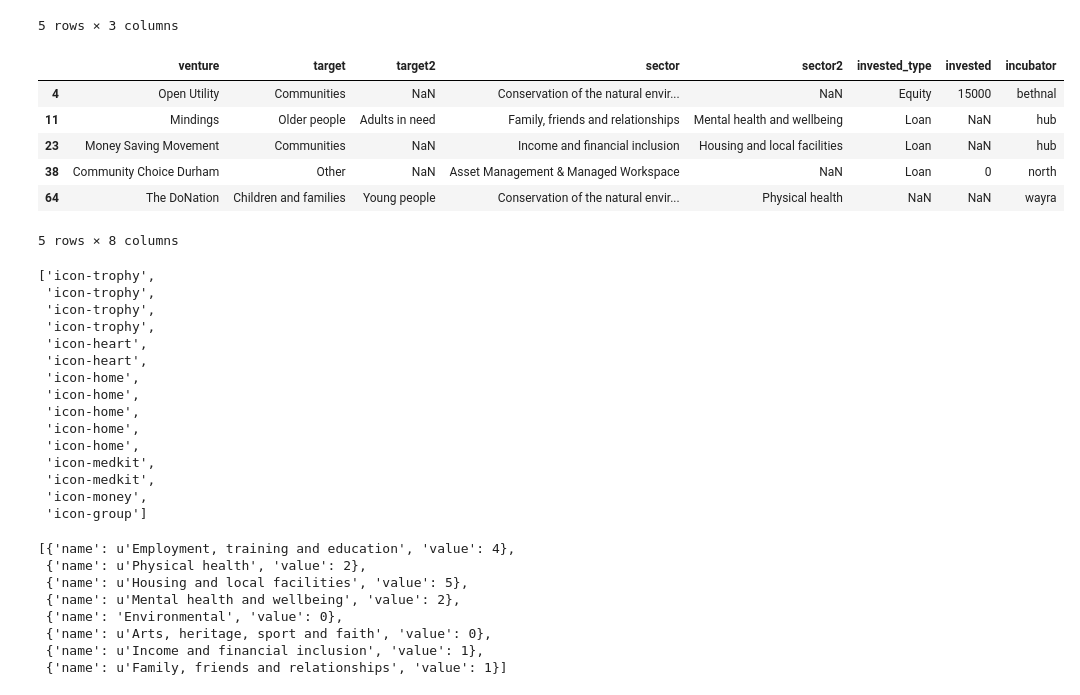
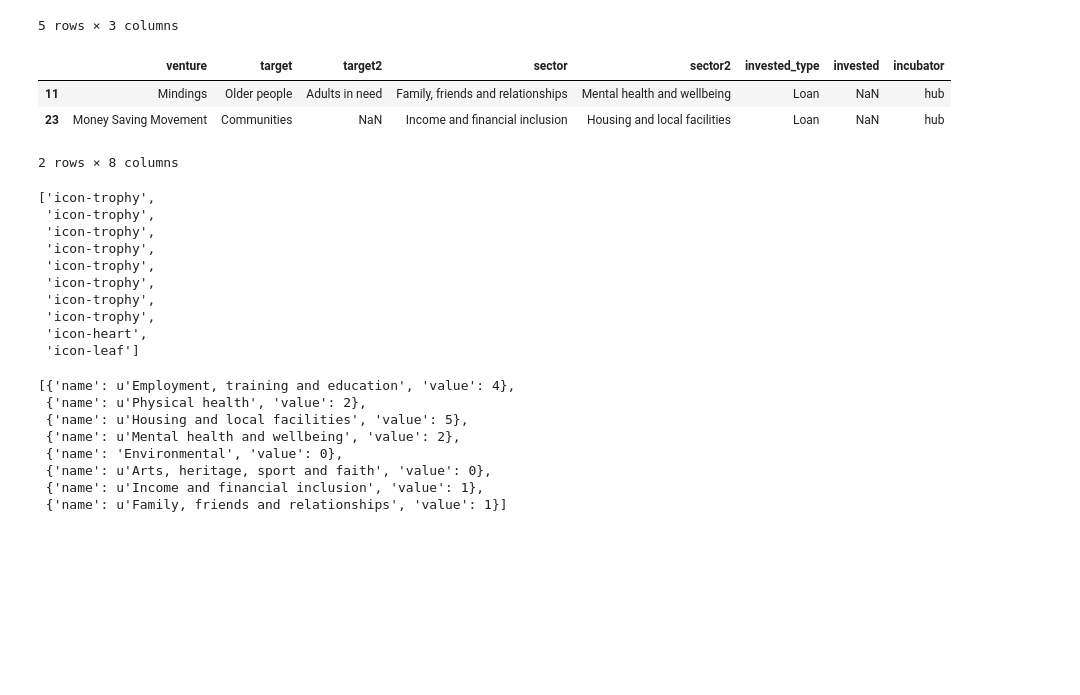
Before and after one commit to datagovuk/ckanext-dgu, a Jupyter notebook: ckanext/dgu/theme/src/scripts/json/investment-readiness-programme/ETL with pandas.ipynb, the cells around one changed output. Drawn from its saved outputs; the diff is of its cells as text; code cells hidden in the pictures; blank space fills up the shorter version.

Commit message:
[1298] Cleaned up data extraction. Approaching ready-to-go-live...

```diff
--- a/ckanext/dgu/theme/src/scripts/json/investment-readiness-programme/ETL with pandas.ipynb
+++ b/ckanext/dgu/theme/src/scripts/json/investment-readiness-programme/ETL with pandas.ipynb
@@ -152,60 +92,56 @@ icrf.tail()
 | 80 | Wirral Christian Centre Trust Lim... | 95760 | CH41 2UE |
 5 rows × 3 columns
 # %%
+## DATA CLEANUP:
 ## Sparsely populated sectors can usually be merged...
-x = ventures.sector.value_counts()
-ventures[ventures.sector.isin(x[x<3].index)]
+sectors_merged = {
+    'Conservation of the natural environment':'Environmental',
+    'Asset Management & Managed Workspace':'Housing and local facilities'
+}
+tmp = ventures.sector.map(lambda x:sectors_merged.get(x,x))
+x = tmp.value_counts()
+ventures[tmp.isin(x[x<3].index)]
 # %% [output]
 |  | venture | target | target2 | sector | sector2 | invested_type | invested | incubator |
-| 4 | Open Utility | Communities | NaN | Conservation of the natural envir... | NaN | Equity | 15000 | bethnal |
 | 11 | Mindings | Older people | Adults in need | Family, friends and relationships | Mental health and wellbeing | Loan | NaN | hub |
 | 23 | Money Saving Movement | Communities | NaN | Income and financial inclusion | Housing and local facilities | Loan | NaN | hub |
-| 38 | Community Choice Durham | Other | NaN | Asset Management & Managed Workspace | NaN | Loan | 0 | north |
-| 64 | The DoNation | Children and families | Young people | Conservation of the natural envir... | Physical health | NaN | NaN | wayra |
-5 rows × 8 columns
+2 rows × 8 columns
 # %%
+## Ordered list of "Target" values for the second pie chart
 target_list = list(ventures.target.value_counts().index)
-# --
-merged = {
-    'Conservation of the natural environment':'Environmental',
-    'Asset Management & Managed Workspace':'Housing and local facilities'
+## --
+## Cleaned, ordered list of "Sector" values for the first pie chart
+sector_list = list(ventures.sector.map(lambda x:sectors_merged.get(x,x)).value_counts().index)
+## --
+## Icon per sector
+icon_map = {
+    u'Arts, heritage, sport and faith': 'icon-picture',
+    u'Employment, training and education': 'icon-trophy',
+    u'Environmental': 'icon-leaf',
+    u'Family, friends and relationships': 'icon-group',
+    u'Housing and local facilities': 'icon-home',
+    u'Income and financial inclusion': 'icon-money',
+    u'Mental health and wellbeing': 'icon-medkit',
+    u'Physical health': 'icon-heart'
 }
-icon_map = {
-        u'Arts, heritage, sport and faith': 'icon-picture',
-        u'Employment, training and education': 'icon-trophy',
-        u'Environmental': 'icon-leaf',
-        u'Family, friends and relationships': 'icon-group',
-        u'Housing and local facilities': 'icon-home',
-        u'Income and financial inclusion': 'icon-money',
-        u'Mental health and wellbeing': 'icon-medkit',
-        u'Physical health': 'icon-heart'
-}
-sector_list = list(ventures.sector.map(lambda x:merged.get(x,x)).value_counts().index)
 def get_icons(df):
-
-    counts = df.sector.value_counts()
+    counts = df.sector.map(lambda x:sectors_merged.get(x,x)).value_counts()
     for key in sector_list:
         for n in range(counts.get(key,0)):
-            deduplicated = merged.get(key,key)
-            icon = icon_map.get(deduplicated,'icon-question')
+            icon = icon_map.get(key,'icon-question')
             yield icon
-list(get_icons(ventures_hub))
+list(get_icons(ventures_wayra))
 # %% [output]
 ['icon-trophy',
  'icon-trophy',
  'icon-trophy',
  'icon-trophy',
+ 'icon-trophy',
+ 'icon-trophy',
+ 'icon-trophy',
+ 'icon-trophy',
  'icon-heart',
- 'icon-heart',
- 'icon-home',
- 'icon-home',
- 'icon-home',
- 'icon-home',
- 'icon-home',
- 'icon-medkit',
- 'icon-medkit',
- 'icon-money',
- 'icon-group']
+ 'icon-leaf']
 # %%
 # RENDER PIE CHART. Data structure for a chart:
 # [{'name':'foo','value':123}, {'name'...} ...]
```
Also changed, not shown: parts of 5 cells of this notebook, 5 other files.
